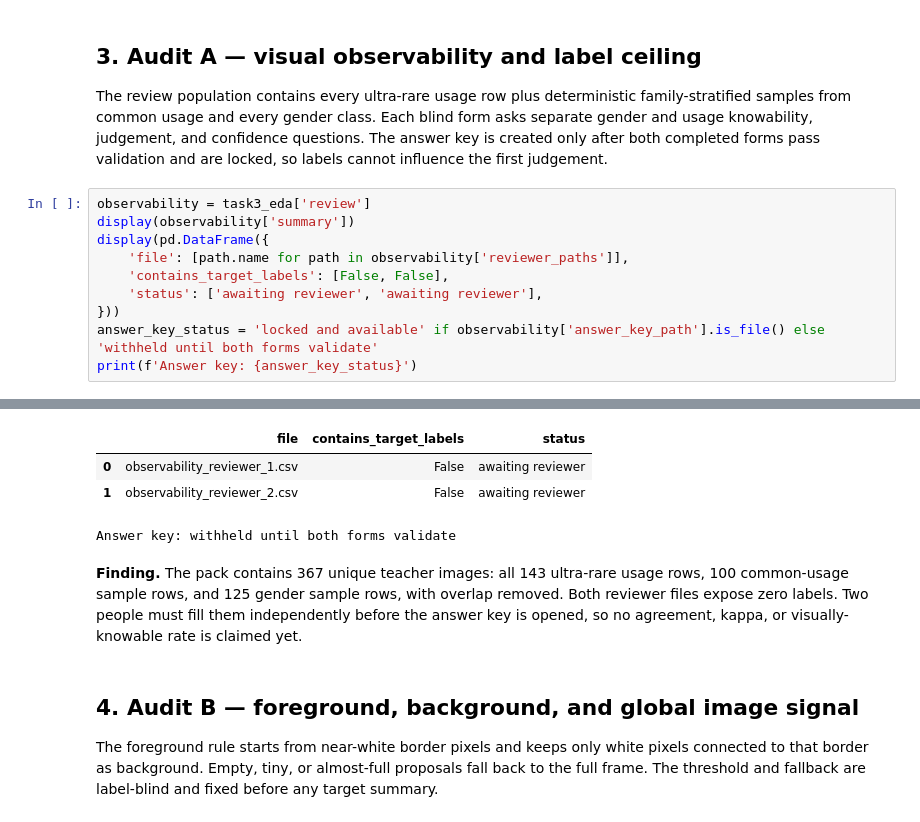
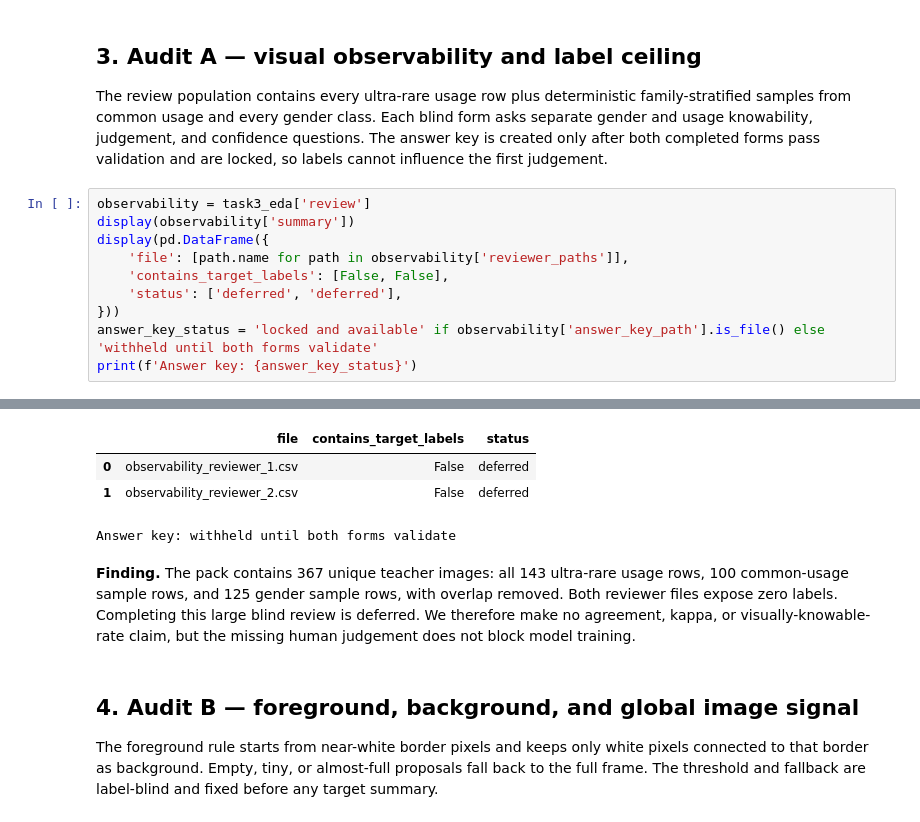
Before and after one commit to TrnLin/MLA2, a Jupyter notebook: notebooks/04k_task3_clean_slate_eda.ipynb, the cells around one changed output, grey strips where cells are left out. Cells and saved outputs as stored; diff of their text form.

Commit message:
docs(eda): record separate model paths

```diff
--- a/notebooks/04k_task3_clean_slate_eda.ipynb
+++ b/notebooks/04k_task3_clean_slate_eda.ipynb
@@ -89,7 +89,7 @@ display(observability['summary'])
 display(pd.DataFrame({
     'file': [path.name for path in observability['reviewer_paths']],
     'contains_target_labels': [False, False],
-    'status': ['awaiting reviewer', 'awaiting reviewer'],
+    'status': ['deferred', 'deferred'],
 }))
 answer_key_status = 'locked and available' if observability['answer_key_path'].is_file() else 'withheld until both forms validate'
 print(f'Answer key: {answer_key_status}')
@@ -99,9 +99,9 @@ print(f'Answer key: {answer_key_status}')
 |  | file | contains_target_labels | status |
-| 0 | observability_reviewer_1.csv | False | awaiting reviewer |
-| 1 | observability_reviewer_2.csv | False | awaiting reviewer |
+| 0 | observability_reviewer_1.csv | False | deferred |
+| 1 | observability_reviewer_2.csv | False | deferred |
 Answer key: withheld until both forms validate
 # %% [markdown]
-**Finding.** The pack contains 367 unique teacher images: all 143 ultra-rare usage rows, 100 common-usage sample rows, and 125 gender sample rows, with overlap removed. Both reviewer files expose zero labels. Two people must fill them independently before the answer key is opened, so no agreement, kappa, or visually-knowable rate is claimed yet.
+**Finding.** The pack contains 367 unique teacher images: all 143 ultra-rare usage rows, 100 common-usage sample rows, and 125 gender sample rows, with overlap removed. Both reviewer files expose zero labels. Completing this large blind review is deferred. We therefore make no agreement, kappa, or visually-knowable-rate claim, but the missing human judgement does not block model training.
 # %% [markdown]
 ## 4. Audit B — foreground, background, and global image signal
 
```
Also changed, not shown: parts of 7 cells of this notebook.
